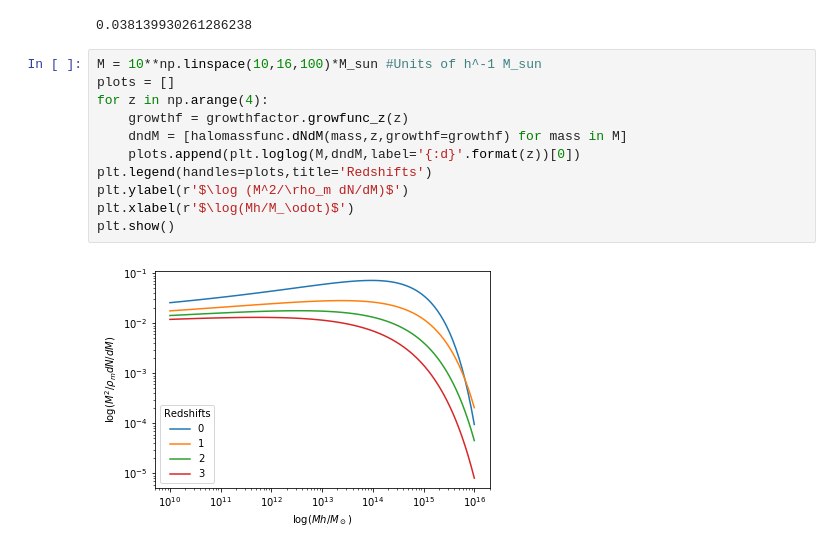
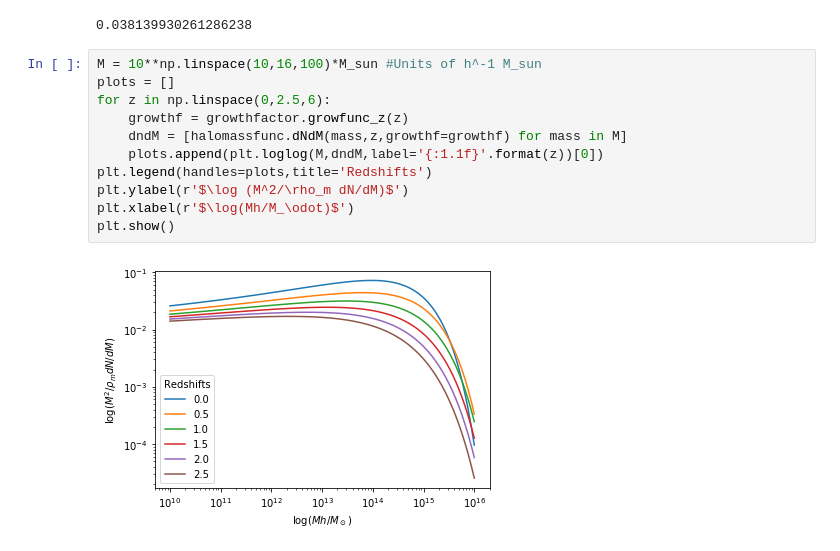
Before and after one commit to SunilSimha/MgIIabs, a Jupyter notebook: docs/Halo mass function.ipynb, the cells around one changed output. Drawn from its saved outputs; the diff is of its cells as text.

```diff
--- a/docs/Halo mass function.ipynb
+++ b/docs/Halo mass function.ipynb
@@ -24,13 +24,13 @@ f = halomassfunc.f_of_sigma(sigma)
 # %%
 M = 10**np.linspace(10,16,100)*M_sun #Units of h^-1 M_sun
 plots = []
-for z in np.arange(4):
+for z in np.linspace(0,2.5,6):
     growthf = growthfactor.growfunc_z(z)
     dndM = [halomassfunc.dNdM(mass,z,growthf=growthf) for mass in M]
-    plots.append(plt.loglog(M,dndM,label='{:d}'.format(z))[0])
+    plots.append(plt.loglog(M,dndM,label='{:1.1f}'.format(z))[0])
 plt.legend(handles=plots,title='Redshifts')
 plt.ylabel(r'$\log (M^2/\rho_m dN/dM)$')
 plt.xlabel(r'$\log(Mh/M_\odot)$')
 plt.show()
 # %% [output]
-[figure, old version]
+[figure, new version]
```
Also changed, not shown: 2 other files.
